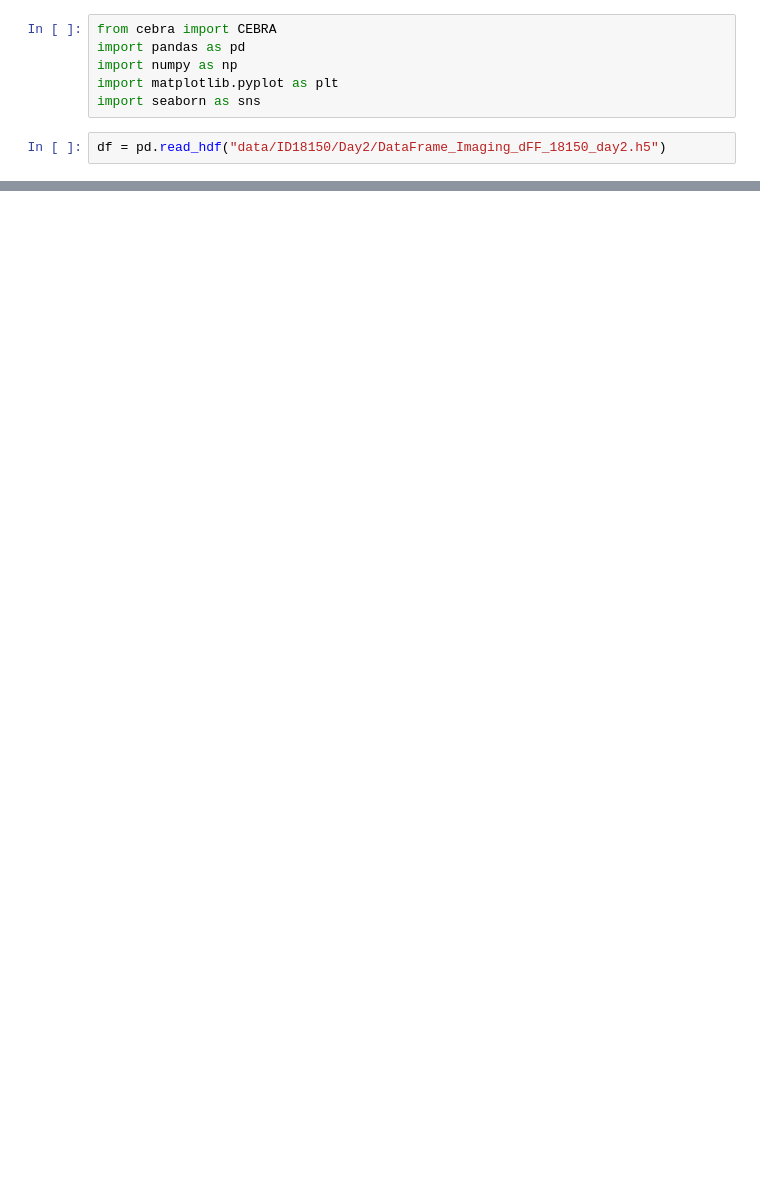
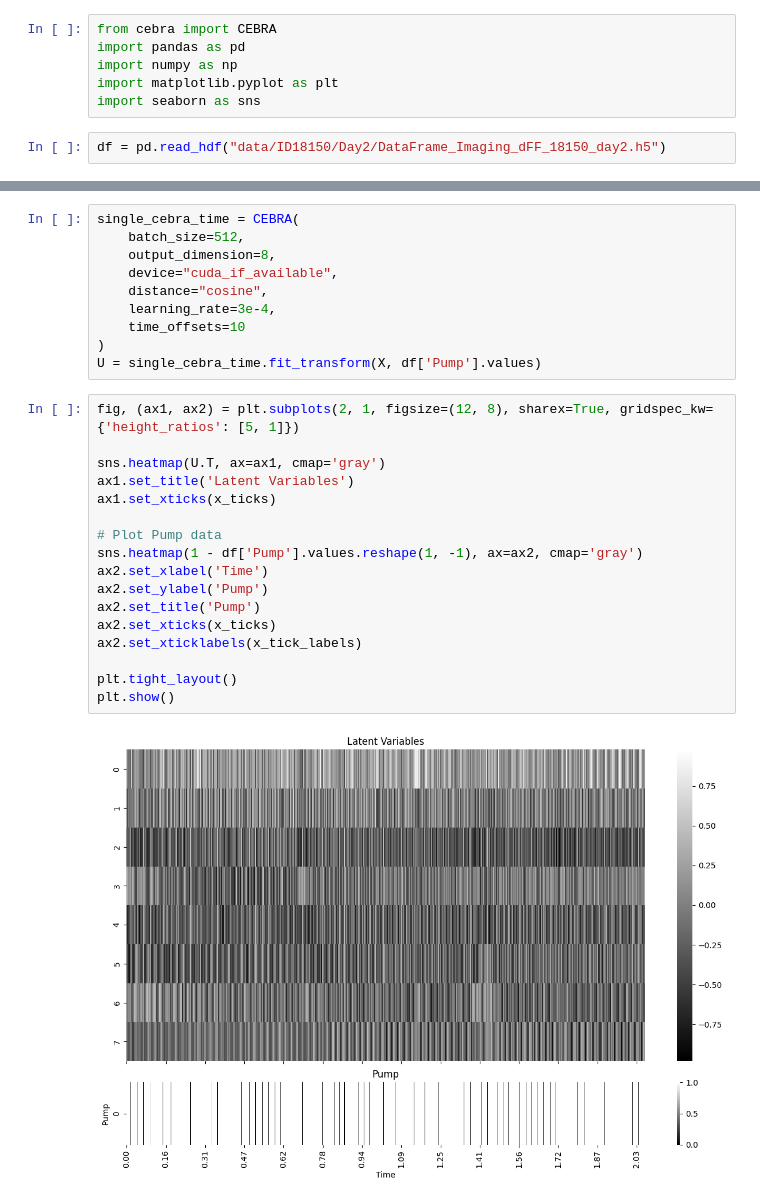
Before and after one commit to neuroscience-bonn/dimensionality-reduction, a Jupyter notebook: cebra.ipynb, the cells around one changed output, grey strips where cells are left out. Cells and saved outputs as stored; diff of their text form; blank space fills up the shorter version.

```diff
--- a/cebra.ipynb
+++ b/cebra.ipynb
@@ -47,0 +59,29 @@ plt.show()
+# %%
+single_cebra_time = CEBRA(
+    batch_size=512,
+    output_dimension=8,
+    device="cuda_if_available",
+    distance="cosine",
+    learning_rate=3e-4,
+    time_offsets=10
+)
+U = single_cebra_time.fit_transform(X, df['Pump'].values)
+# %%
+fig, (ax1, ax2) = plt.subplots(2, 1, figsize=(12, 8), sharex=True, gridspec_kw={'height_ratios': [5, 1]})
+
+sns.heatmap(U.T, ax=ax1, cmap='gray')
+ax1.set_title('Latent Variables')
+ax1.set_xticks(x_ticks)
+
+# Plot Pump data
+sns.heatmap(1 - df['Pump'].values.reshape(1, -1), ax=ax2, cmap='gray')
+ax2.set_xlabel('Time')
+ax2.set_ylabel('Pump')
+ax2.set_title('Pump')
+ax2.set_xticks(x_ticks)
+ax2.set_xticklabels(x_tick_labels)
+
+plt.tight_layout()
+plt.show()
+# %% [output]
+[figure, added]
```
Also changed, not shown: parts of 7 cells of this notebook.
